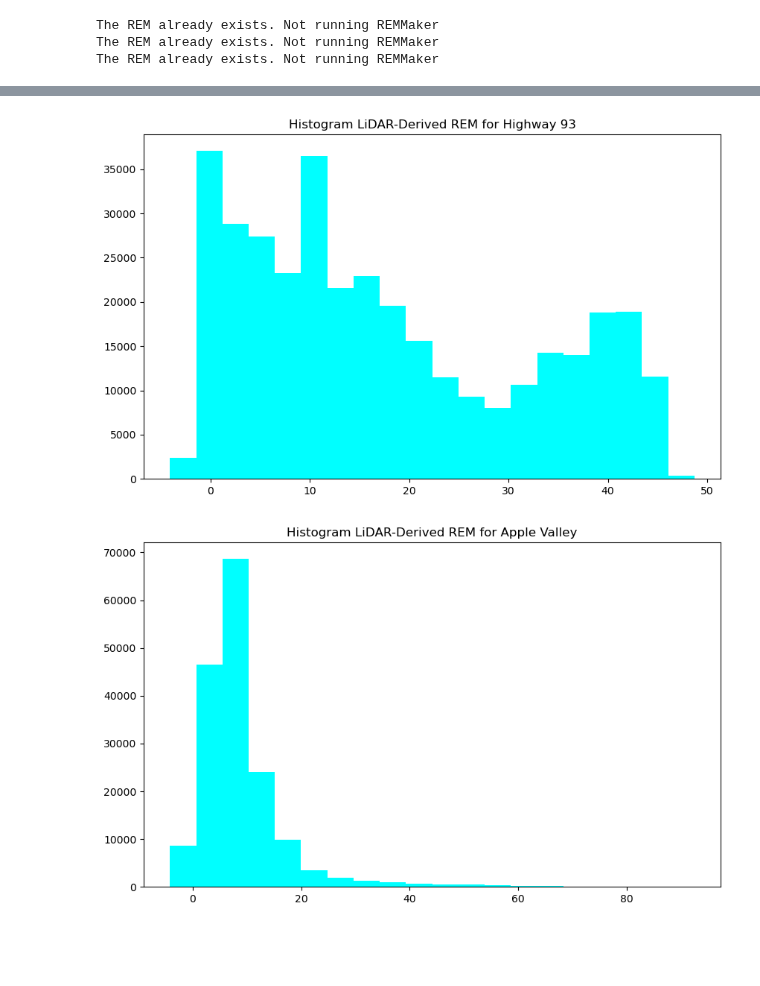
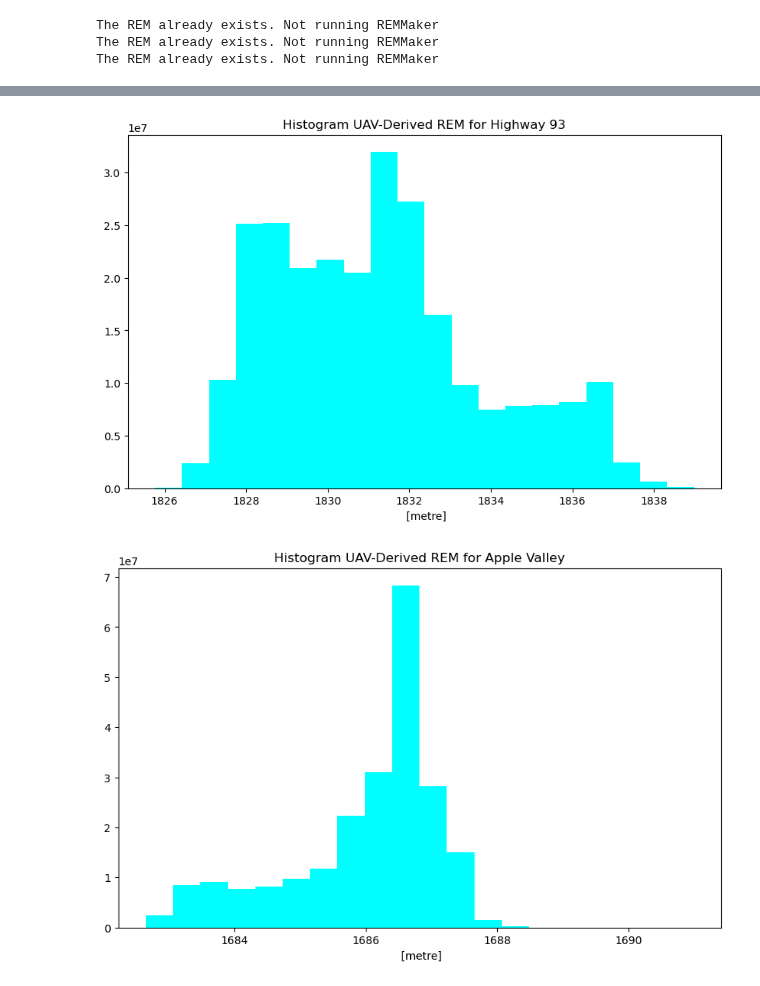
Before and after one commit to lechipman/example-project-repository, a Jupyter notebook: lidar_processing.ipynb, the cells around one changed output, grey strips where cells are left out. Cells and saved outputs as stored; diff of their text form; code cells hidden in the pictures; blank space fills up the shorter version.

Commit message:
updated lidar processing

```diff
--- a/lidar_processing.ipynb
+++ b/lidar_processing.ipynb
@@ -226,15 +272,13 @@ fig, axes = plt.subplots(3, 1, figsize=(12, 12))
 plot_titles = ('Highway 93', 'Apple Valley', 'Hall Meadows')
 
 # List of dtms to pass to function
-lidar_dtm_list = (highway93_lidar_dtm,
-                  applevalley_lidar_dtm,
-                  hallmeadows_lidar_dtm)
+lidar_dtm_list
 
 # Call plot function
 for i, axe in enumerate(axes.flatten()):
     plot_models(
         model=lidar_dtm_list[i],
-        title=site_name[i],
+        title=plot_titles[i],
         coarsen=(False, False, False),
         ax=axe)
 # %% [output]
@@ -273,18 +317,16 @@ def run_rem_maker(name, k=100):
 # %%
 # Create REM for all sites with run_rem_maker function
 site_names = ('highway93', 'applevalley', 'hallmeadows')
+lidar_rem_list = []
+
 for site in site_names:
     run_rem_maker(name=site)
+    lidar_rem_path = os.path.join(lidar_dir,
+                                  ('lidar_{}').format(site),
+                                  ('LiDAR_DTM_{}_REM.tif').format(site))
+    lidar_rem = rxr.open_rasterio(lidar_rem_path, masked=True)
+    lidar_rem_list.append(lidar_rem)
 # %% [output]
 The REM already exists. Not running REMMaker
 The REM already exists. Not running REMMaker
 The REM already exists. Not running REMMaker
-# %%
-lidar_rem_list = []
-for name in site_names:
-    lidar_rem_path = os.path.join(lidar_dir,
-                                  ('lidar_{}').format(name),
-                                  ('LiDAR_DTM_{}_REM.tif').format(name))
-    lidar_rem = rxr.open_rasterio(lidar_rem_path, masked=True)
-
-    lidar_rem_list.append(lidar_rem)
@@ -291,19 +335,25 @@ for name in site_names:
 # %%
 # Plot the REMs
 # Define plot space with x subplots
-fig, axes = plt.subplots(3, 1, figsize=(12, 14))
+fig, axes = plt.subplots(3, 2, figsize=(12, 14))
 
 # List of site names to pass to function for titles
-plot_title = ('LiDAR-Derived REM for Highway 93',
+plot_title = ('UAV-Derived REM for Highway 93',
+              'UAV-Derived REM for Apple Valley',
+              'UAV-Derived REM for Hall Meadows',
+              'LiDAR-Derived REM for Highway 93',
               'LiDAR-Derived REM for Apple Valley',
               'LiDAR-Derived REM for Hall Meadows')
+
+# List of REMs to pass to plot function
+all_rem_list = (uav_rem_list + lidar_rem_list)
 
 # Call plot function
 for i, axe in enumerate(axes.flatten()):
     plot_models(
-        model=lidar_rem_list[i],
+        model=all_rem_list[i],
         title=plot_title[i],
-        coarsen=(False, False, False),
+        coarsen=(True, True, True, False, False, False),
         ax=axe)
 # Note - I increased value of k in the REMMAker and streaking improved!!
 # "param k: number of nearest neighbors to use for IDW interpolation. If None, an appropriate value is estimated.
@@ -314,20 +362,23 @@ for i, axe in enumerate(axes.flatten()):
 # %%
-# Call function to plot histogram of REM
+# Call function to plot histogram of REMs
 # Plot the REMs
 # Define plot space with x subplots
 #fig, axes = plt.subplots(3, 1, figsize=(12, 14))
 
 # List of site names to pass to function for titles
-plot_title = ('Histogram LiDAR-Derived REM for Highway 93',
+plot_title = ('Histogram UAV-Derived REM for Highway 93',
+              'Histogram UAV-Derived REM for Apple Valley',
+              'Histogram UAV-Derived REM for Hall Meadows',
+              'Histogram LiDAR-Derived REM for Highway 93',
               'Histogram LiDAR-Derived REM for Apple Valley',
               'Histogram LiDAR-Derived REM for Hall Meadows')
 
 # Call plot function
 for i, axe in enumerate(axes.flatten()):
     plot_hist(
-        model=lidar_rem_list[i],
+        model=all_rem_list[i],
         title=plot_title[i],
         color='cyan')
 # %% [output]
-[figure, old version]
+[figure, new version]
-[figure, old version]
+[figure, new version]
```
Also changed, not shown: parts of 20 cells of this notebook.
